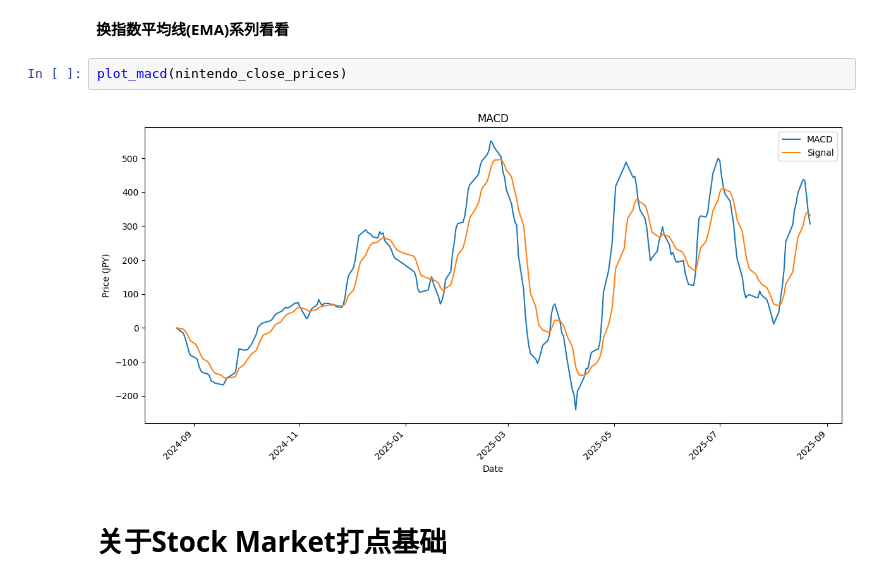
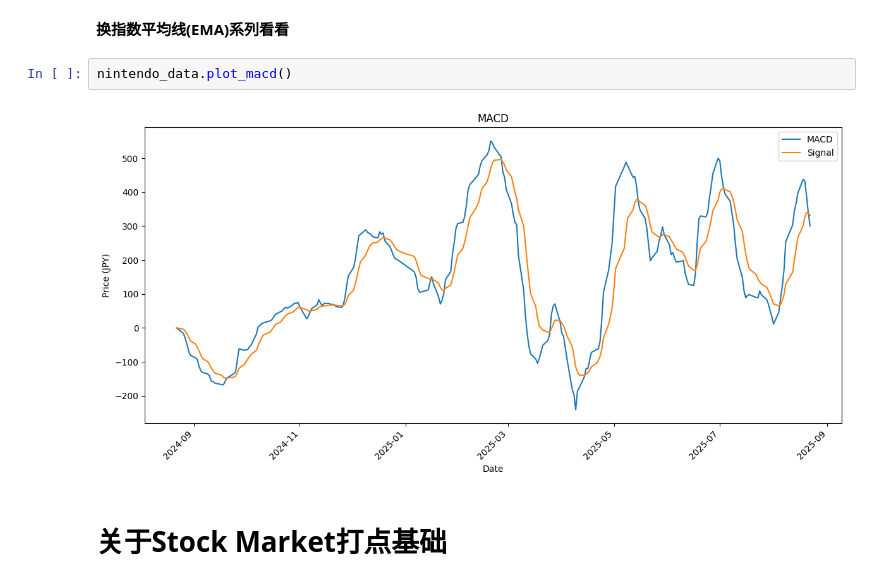
Before and after one commit to mithra-chips/stock-trading, a Jupyter notebook: stockTrade.ipynb, the cells around one changed output. Saved outputs shown, nothing was run; the diff lists cells and outputs as text.

```diff
--- a/stockTrade.ipynb
+++ b/stockTrade.ipynb
@@ -313,10 +157,10 @@ EMA（指数平滑移动平均线）为基础：近期价格权重更高，权
 ![image.png](embedded-picture-1)
 # %% [markdown]
 **换指数平均线(EMA)系列看看**
-# %%
-plot_macd(nintendo_close_prices)
-# %% [output]
-[figure, removed]
+# %%
+nintendo_data.plot_macd()
+# %% [output]
+[figure, added]
 # %% [markdown]
 # 关于Stock Market打点基础
 # %% [markdown]
```
Also changed, not shown: parts of 33 cells of this notebook, 4 other files.
